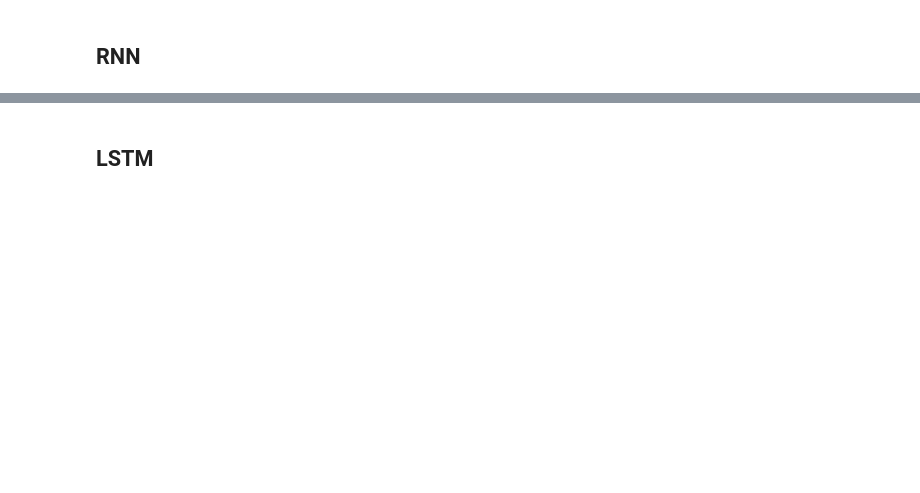
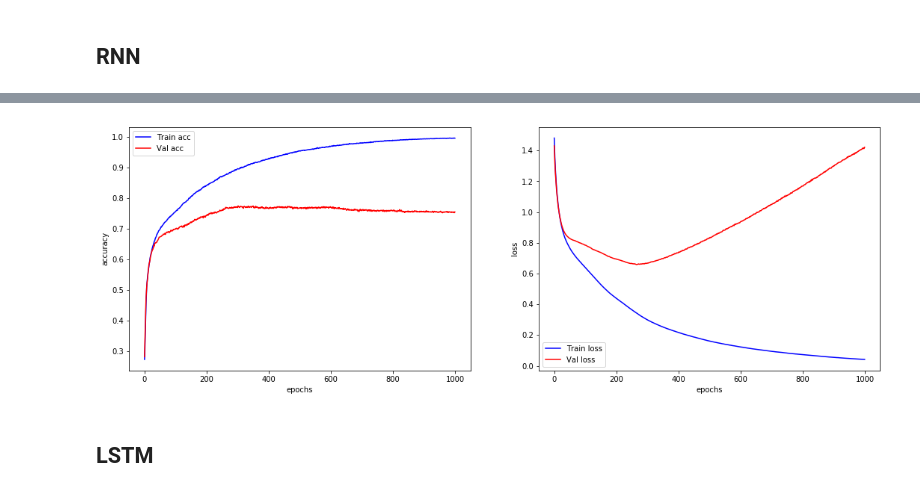
Before and after one commit to karl6885/ML_final_project, a Jupyter notebook: 2015410123_김영규_기말과제.ipynb, the cells around one changed output, grey strips where cells are left out. Drawn from its saved outputs; the diff is of its cells as text; code cells hidden in the pictures; blank space fills up the shorter version.

```diff
--- a/2015410123_김영규_기말과제.ipynb
+++ b/2015410123_김영규_기말과제.ipynb
@@ -362,0 +705,3 @@ Epoch 100/100
+# %%
+rnn = simple_rnn(input_shape=(8,8),n_classes=4)
+hist = rnn.fit(X_train_RNN, y_train_DL, epochs=1000,batch_size=2048,validation_data=(X_val_RNN,y_val_DL))
@@ -363,3 +726,20 @@ Epoch 100/100
+# %%
+plt.figure(figsize=(18,6))
+plt.subplot(121)
+line1, = plt.plot(hist.history['acc'], 'b', label='Train acc')
+line2, = plt.plot(hist.history['val_acc'], 'r', label='Val acc')
+plt.legend()
+plt.ylabel('accuracy')
+plt.xlabel('epochs')
+plt.subplot(122)
+line1, = plt.plot(hist.history['loss'], 'b', label='Train loss')
+line2, = plt.plot(hist.history['val_loss'], 'r', label='Val loss')
+plt.legend()
+plt.ylabel('loss')
+plt.xlabel('epochs')
+plt.show()
+# %% [output]
+[figure, added]
 # %% [markdown]
 ## LSTM
 # %%
```
Also changed, not shown: parts of 53 cells of this notebook.
